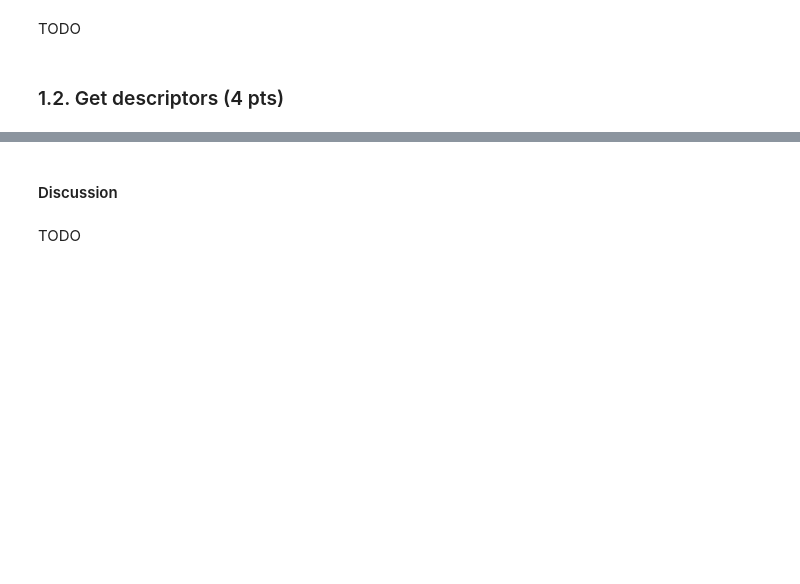
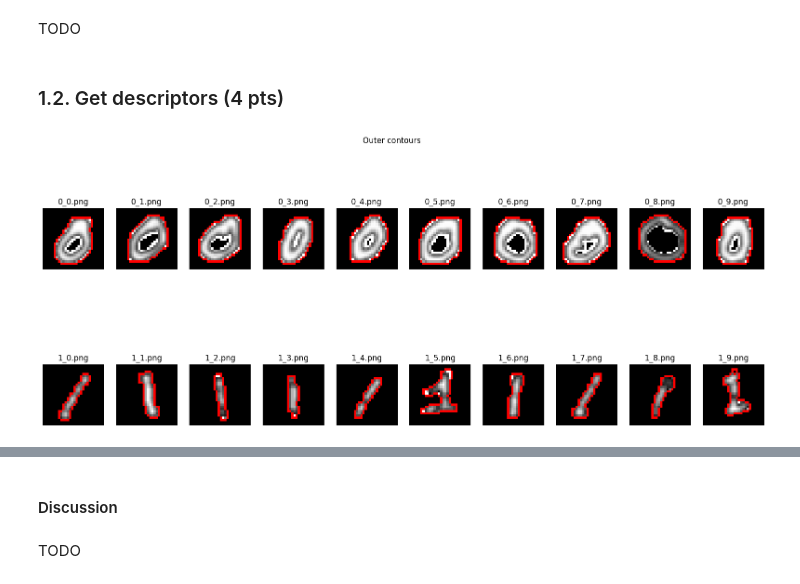
Before and after one commit to sirogosig/EE-451_code, a Jupyter notebook: labs/lab_02_object_description.ipynb, the cells around one changed output, grey strips where cells are left out. Saved outputs shown, nothing was run; the diff lists cells and outputs as text; code cells hidden in the pictures; blank space fills up the shorter version.

```diff
--- a/labs/lab_02_object_description.ipynb
+++ b/labs/lab_02_object_description.ipynb
@@ -149,3 +165,37 @@ plt.show()
 TODO
 # %% [markdown]
 ### 1.2. Get descriptors (4 pts)
+# %%
+# Find contours
+
+    # lists with contours
+zeros_Co = []
+ones_Co = []
+
+    # Find contours, fill lists and plot
+fig, axes = plt.subplots(2, len(zeros), figsize=(20, 8))
+
+for ax, im, nm in zip(axes[0], zeros, zeros_names):
+    im_contours = im.copy()
+    im_contours = cv2.convertScaleAbs(im_contours)
+    Co, _ = cv2.findContours(im_contours, cv2.RETR_EXTERNAL, cv2.CHAIN_APPROX_SIMPLE)
+    zeros_Co.append(Co)
+    im_contours = cv2.cvtColor(im_contours, cv2.COLOR_GRAY2BGR)
+    ax.imshow(cv2.drawContours(im_contours, Co, -1, (255, 0, 0), 1))
+    ax.axis('off')
+    ax.set_title(nm)
+
+for ax, im, nm in zip(axes[1], ones, ones_names):
+    im_contours = im.copy()
+    im_contours = cv2.convertScaleAbs(im_contours)
+    Co, _ = cv2.findContours(im_contours, cv2.RETR_TREE, cv2.CHAIN_APPROX_SIMPLE)
+    ones_Co.append(Co)
+    im_contours = cv2.cvtColor(im_contours, cv2.COLOR_GRAY2BGR)
+    ax.imshow(cv2.drawContours(im_contours, Co, -1, (255, 0, 0), 1))
+    ax.axis('off')
+    ax.set_title(nm)
+
+fig.suptitle("Outer contours")
+plt.show()
+# %% [output]
+[figure, added]
```
Also changed, not shown: parts of 9 cells of this notebook.
